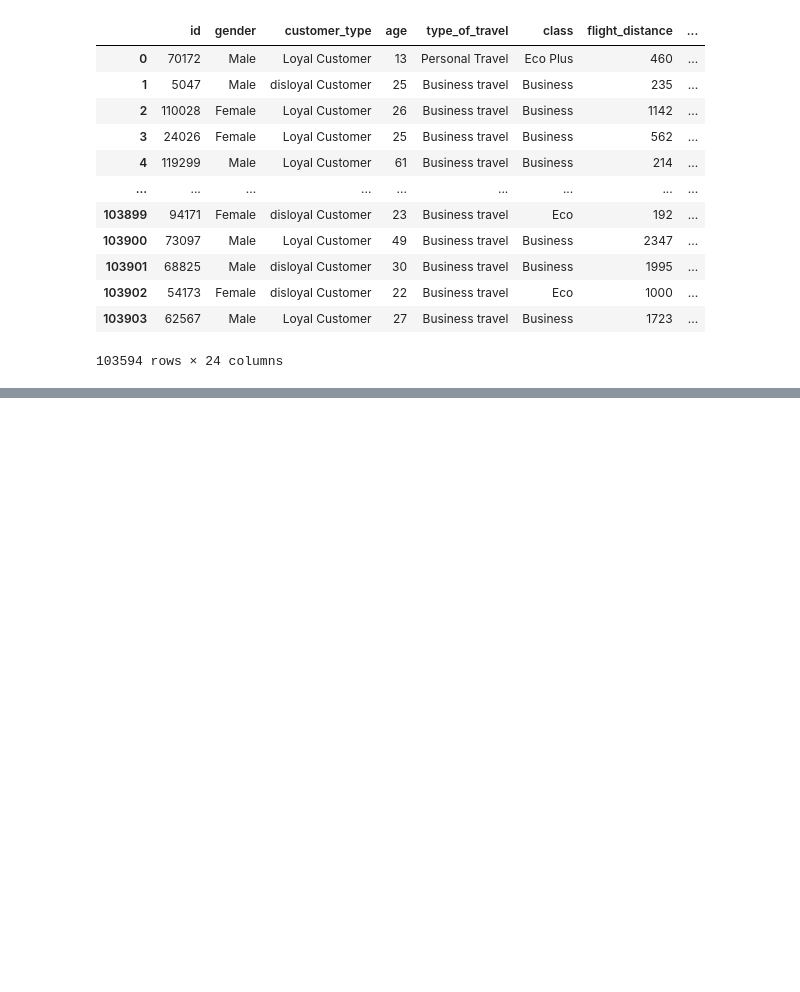
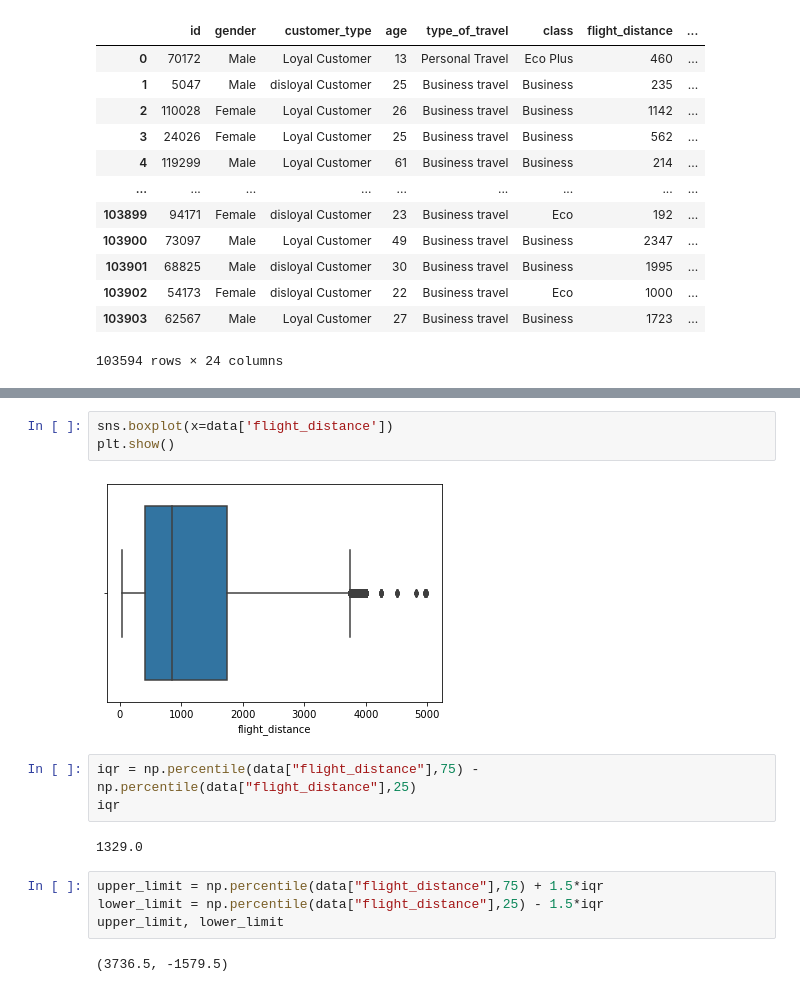
Before and after one commit to izelyekrek/FINAL_PROJECT_flights_delays, a Jupyter notebook: Cleaning_dataset.ipynb, the cells around one changed output, grey strips where cells are left out. Cells and saved outputs as stored; diff of their text form; blank space fills up the shorter version.

```diff
--- a/Cleaning_dataset.ipynb
+++ b/Cleaning_dataset.ipynb
@@ -132,0 +125,16 @@ data1
+# %%
+sns.boxplot(x=data['flight_distance'])
+plt.show()
+# %% [output]
+[figure, added]
+# %%
+iqr = np.percentile(data["flight_distance"],75) - np.percentile(data["flight_distance"],25)
+iqr
+# %% [output]
+1329.0
+# %%
+upper_limit = np.percentile(data["flight_distance"],75) + 1.5*iqr
+lower_limit = np.percentile(data["flight_distance"],25) - 1.5*iqr
+upper_limit, lower_limit
+# %% [output]
+(3736.5, -1579.5)
```
Also changed, not shown: parts of 36 cells of this notebook, 4 other files.
